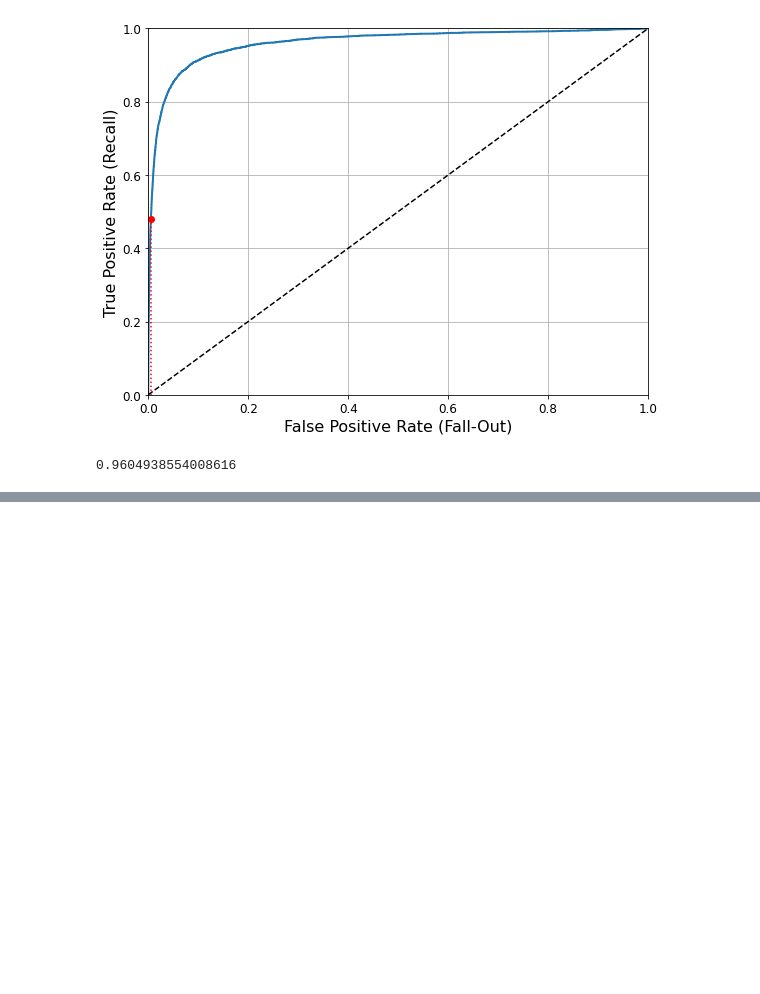
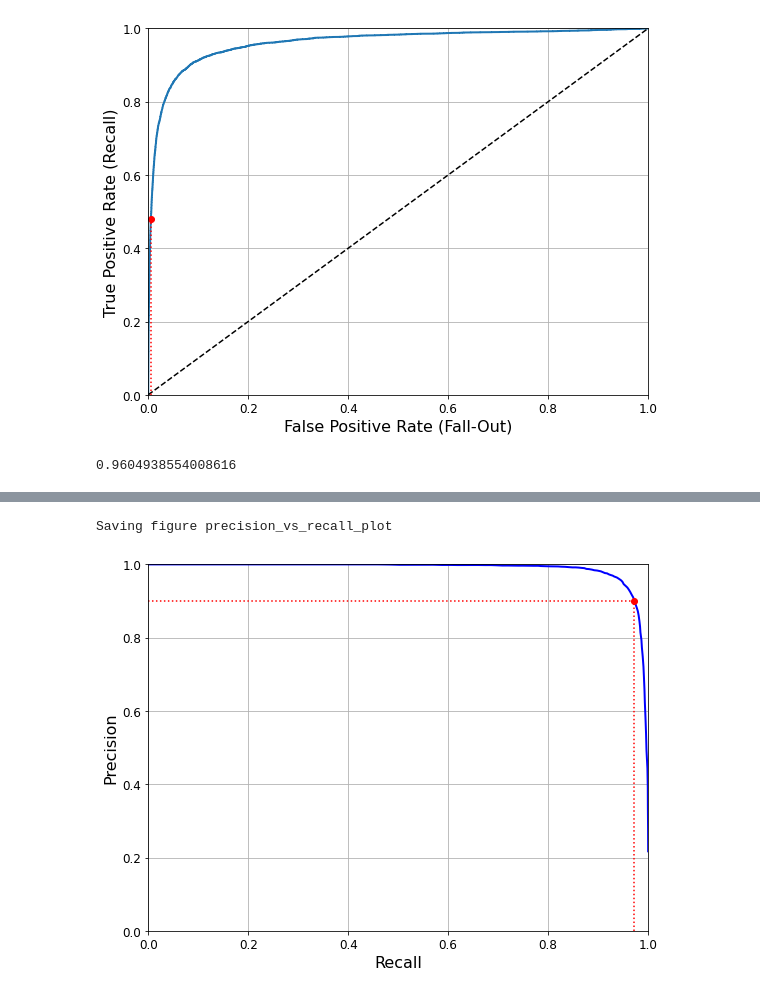
Before and after one commit to kunalgarg1991/HandsOnMachineLearning, a Jupyter notebook: Chapter3.ipynb, the cells around one changed output, grey strips where cells are left out. Saved outputs shown, nothing was run; the diff lists cells and outputs as text; code cells hidden in the pictures; blank space fills up the shorter version.

```diff
--- a/Chapter3.ipynb
+++ b/Chapter3.ipynb
@@ -410,0 +419,21 @@ y_probability_forest = cross_val_predict(randforestclassifier, X_train, y_train_
+# %%
+# TO see the relationship between precision and recall, for various threshold values, use this code
+def plot_precision_vs_recall(precisions, recalls):
+    plt.plot(recalls, precisions, "b-", linewidth=2)
+    plt.xlabel("Recall", fontsize=16)
+    plt.ylabel("Precision", fontsize=16)
+    plt.axis([0, 1, 0, 1])
+    plt.grid(True)
+
+plt.figure(figsize=(8, 6))
+plot_precision_vs_recall(precisions, recalls)
+plt.plot([recall_90_precision, recall_90_precision], [0., 0.9], "r:")
+plt.plot([0.0, recall_90_precision], [0.9, 0.9], "r:")
+plt.plot([recall_90_precision], [0.9], "ro")
+save_fig("precision_vs_recall_plot")
+plt.show()
+
+# This curve shows both high precision and recall can be achieved together because the model is accurate
+# %% [output]
+Saving figure precision_vs_recall_plot
+[figure, added]
```
Also changed, not shown: parts of 23 cells of this notebook.
